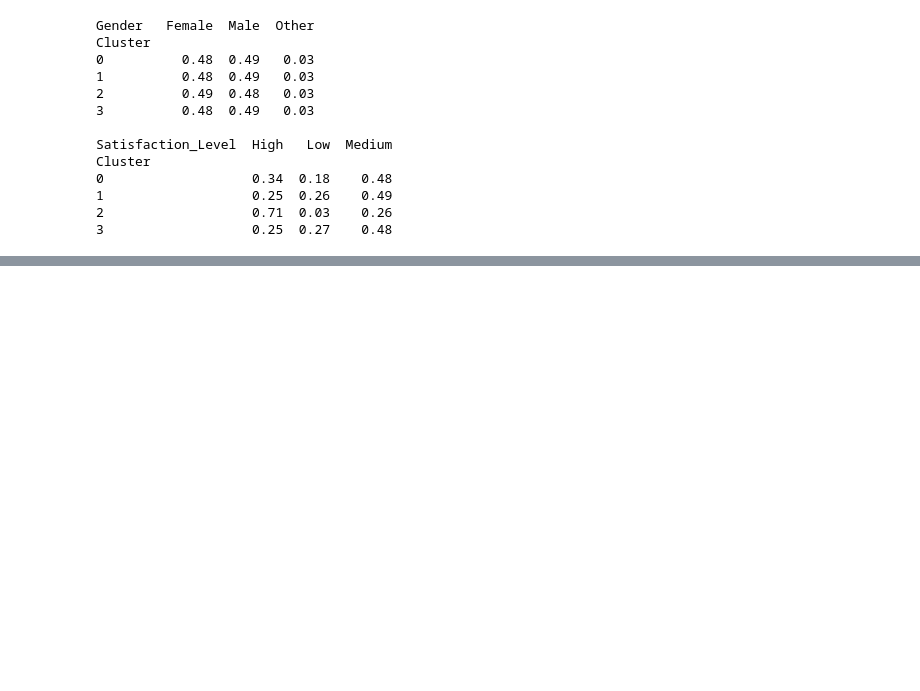
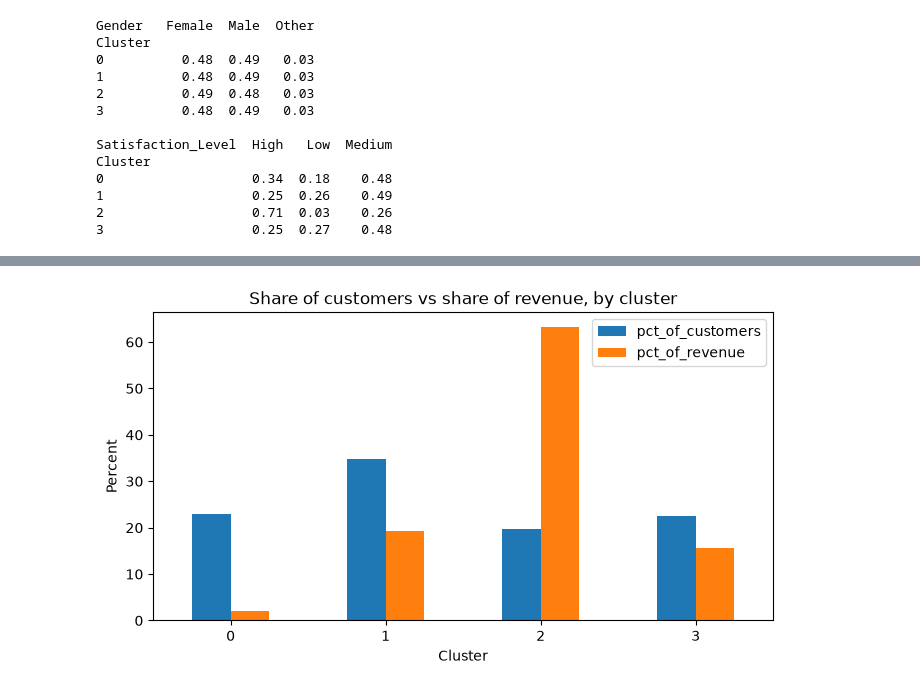
Before and after one commit to Jiya-D/CustomerIQ, a Jupyter notebook: notebooks/04_cluster_analysis.ipynb, the cells around one changed output, grey strips where cells are left out. Drawn from its saved outputs; the diff is of its cells as text; code cells hidden in the pictures; blank space fills up the shorter version.

Commit message:
Cluster analysis: revenue share, heatmap, describe-only columns

```diff
--- a/notebooks/04_cluster_analysis.ipynb
+++ b/notebooks/04_cluster_analysis.ipynb
@@ -62,0 +64,11 @@ Cluster
+# %%
+share = money[["pct_of_customers", "pct_of_revenue"]]
+share.plot(kind="bar", figsize=(8, 4))
+plt.title("Share of customers vs share of revenue, by cluster")
+plt.xlabel("Cluster")
+plt.ylabel("Percent")
+plt.xticks(rotation=0)
+plt.savefig("../reports/figures/customers_vs_revenue.png", dpi=150, bbox_inches="tight")
+plt.show()
+# %% [output]
+[figure, added]
```
Also changed, not shown: parts of 2 cells of this notebook, 2 other files.
